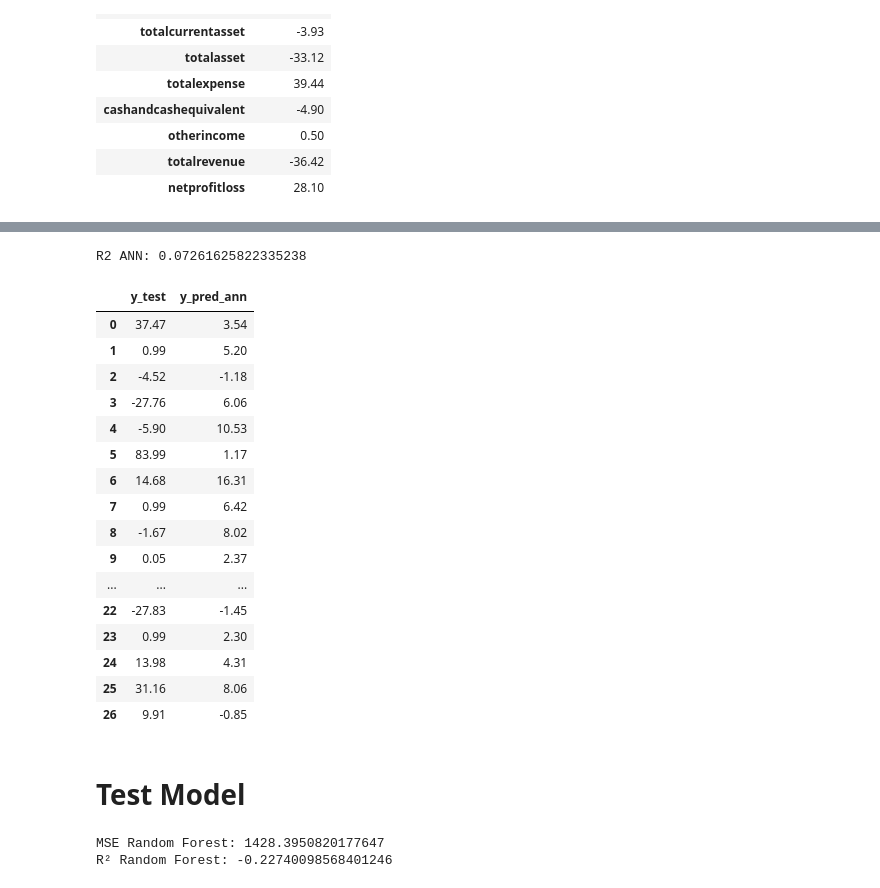
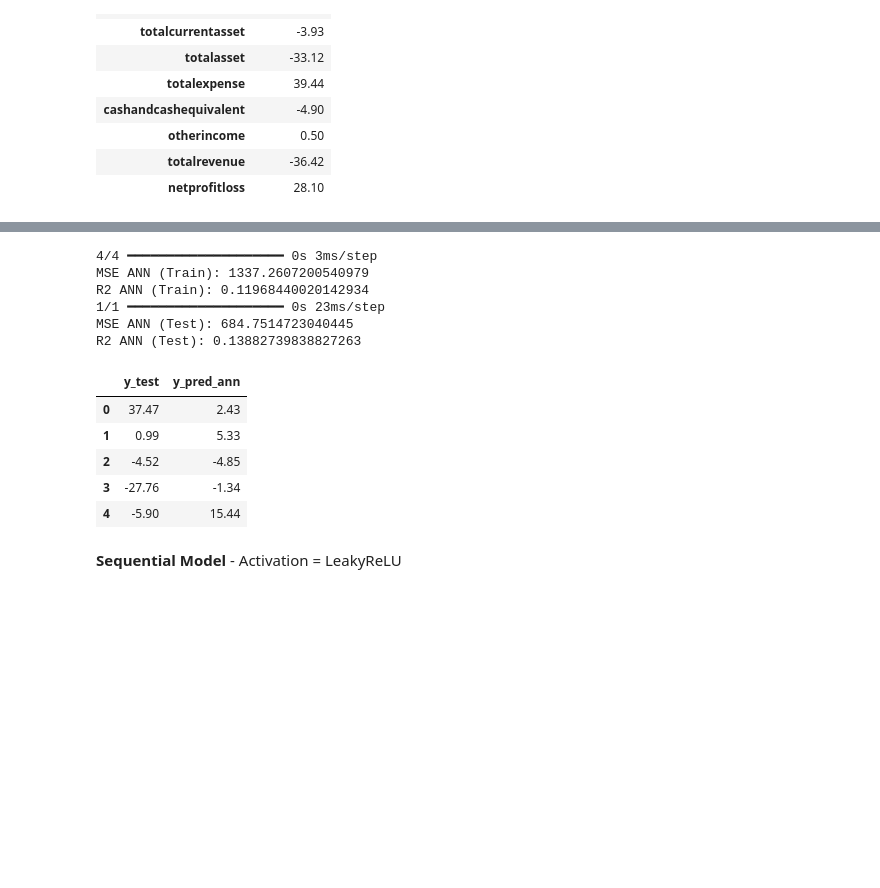
Before and after one commit to SirapopChu/GIS_manipulation, a Jupyter notebook: I_NET.ipynb, the cells around one changed output, grey strips where cells are left out. Drawn from its saved outputs; the diff is of its cells as text; code cells hidden in the pictures; blank space fills up the shorter version.

```diff
--- a/I_NET.ipynb
+++ b/I_NET.ipynb
@@ -511,58 +578,44 @@ y_pred_ann = model.predict(X_test_scale)
-# %%
-from sklearn.metrics import r2_score
-
-rscore_ann = r2_score(y_test,y_pred_ann)
-print('R2 ANN: {}'.format(rscore_ann))
-# %% [output]
-R2 ANN: 0.07261625822335238
+# %%
+y_train_pred_ann = model.predict(X_train)
+mse_train_ann = mean_squared_error(y_train, y_train_pred_ann)
+rscore_train_ann = r2_score(y_train, y_train_pred_ann)
+print('MSE (Train): {}'.format(mse_train_ann))
+print('R2 (Train): {}'.format(rscore_train_ann))
+
+
+y_test_pred_ann = model.predict(X_test)
+mse_test_ann = mean_squared_error(y_test, y_test_pred_ann)
+rscore_test_ann = r2_score(y_test, y_test_pred_ann)
+print('MSE (Test): {}'.format(mse_test_ann))
+print('R2 (Test): {}'.format(rscore_test_ann))
+# %% [output]
+4/4 ━━━━━━━━━━━━━━━━━━━━ 0s 3ms/step
+MSE ANN (Train): 1337.2607200540979
+R2 ANN (Train): 0.11968440020142934
+1/1 ━━━━━━━━━━━━━━━━━━━━ 0s 23ms/step
+MSE ANN (Test): 684.7514723040445
+R2 ANN (Test): 0.13882739838827263
 # %%
 # y is pct_netprofitloss
 y_test_flat = y_test.flatten()
 y_pred_ann_flat = y_pred_ann.flatten()
 
 # สร้าง DataFrame จากค่าจริงและค่าที่ทำนาย
 df_results = pd.DataFrame({
     'y_test': y_test_flat,
     'y_pred_ann': y_pred_ann_flat
 })
 
-df_results
+df_results.head()
 # %% [output]
 |  | y_test | y_pred_ann |
-| 0 | 37.47 | 3.54 |
-| 1 | 0.99 | 5.20 |
-| 2 | -4.52 | -1.18 |
-| 3 | -27.76 | 6.06 |
-| 4 | -5.90 | 10.53 |
-| 5 | 83.99 | 1.17 |
-| 6 | 14.68 | 16.31 |
-| 7 | 0.99 | 6.42 |
-| 8 | -1.67 | 8.02 |
-| 9 | 0.05 | 2.37 |
-| ... | ... | ... |
-| 22 | -27.83 | -1.45 |
-| 23 | 0.99 | 2.30 |
-| 24 | 13.98 | 4.31 |
-| 25 | 31.16 | 8.06 |
-| 26 | 9.91 | -0.85 |
+| 0 | 37.47 | 2.43 |
+| 1 | 0.99 | 5.33 |
+| 2 | -4.52 | -4.85 |
+| 3 | -27.76 | -1.34 |
+| 4 | -5.90 | 15.44 |
 # %% [markdown]
-# Test Model
+**Sequential Model** - Activation = LeakyReLU
-# %%
-from sklearn.ensemble import RandomForestRegressor
-from sklearn.metrics import mean_squared_error
-
-# โมเดล Random Forest
-rf_model = RandomForestRegressor(n_estimators=200, random_state=42)
-rf_model.fit(X_train_scale, y_train)
-y_pred_rf = rf_model.predict(X_test_scale)
-
-mse_rf = mean_squared_error(y_test, y_pred_rf)
-print(f'MSE Random Forest: {mse_rf}')
-r2_rf = r2_score(y_test, y_pred_rf)
-print(f'R² Random Forest: {r2_rf}')
-# %% [output]
-MSE Random Forest: 1428.3950820177647
-R² Random Forest: -0.22740098568401246
 # %%
 from tensorflow.keras.layers import LeakyReLU
 
```
Also changed, not shown: parts of 14 cells of this notebook.
